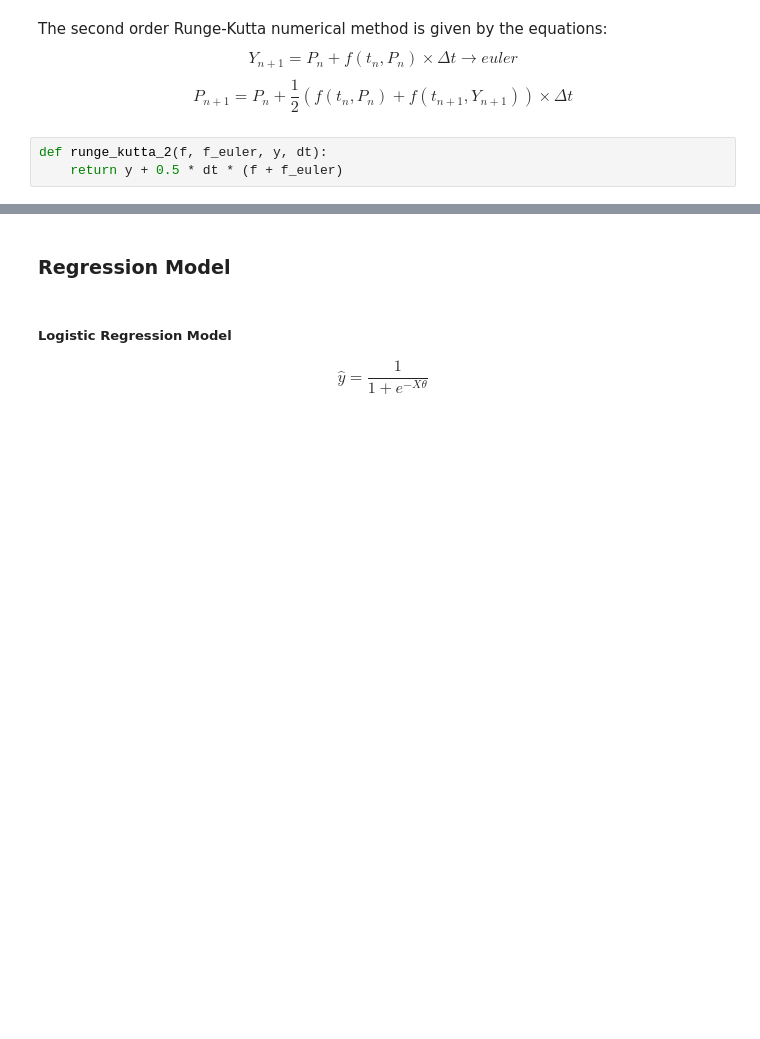
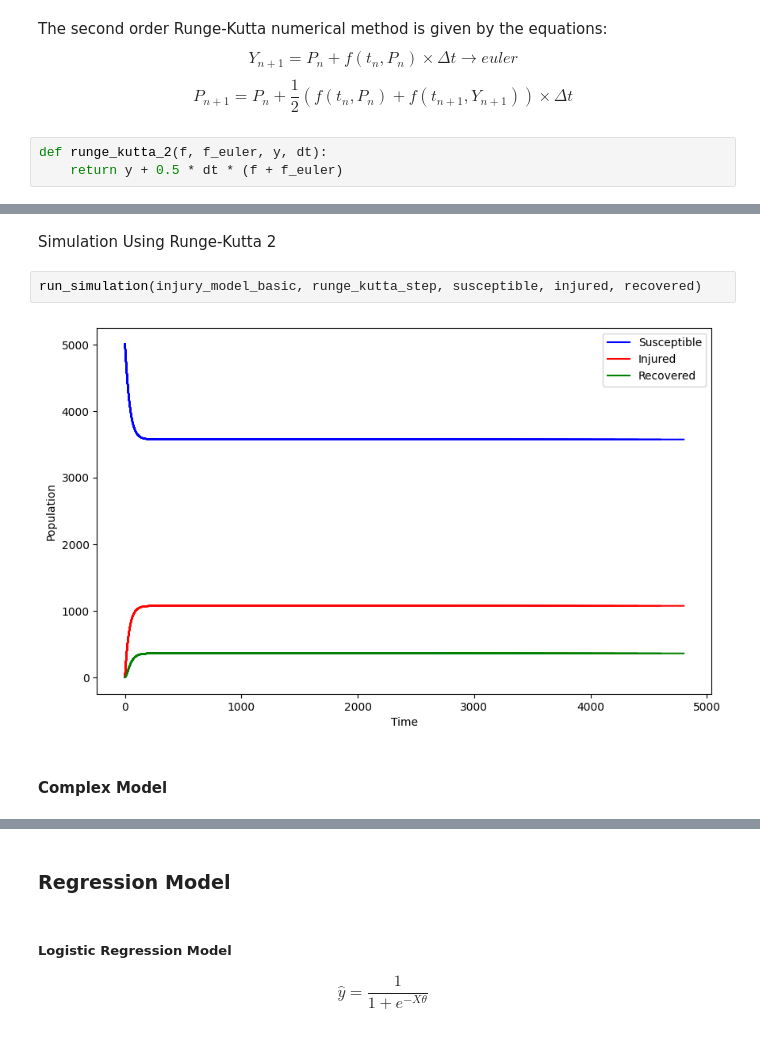
Before and after one commit to zeyadmohaymen/injury-dynamics-model, a Jupyter notebook: src/simulations.ipynb, the cells around one changed output, grey strips where cells are left out. Drawn from its saved outputs; the diff is of its cells as text; blank space fills up the shorter version.

```diff
--- a/src/simulations.ipynb
+++ b/src/simulations.ipynb
@@ -207,0 +232,8 @@ plt.close(fig)
+# %% [markdown]
+Simulation Using Runge-Kutta 2
+# %%
+run_simulation(injury_model_basic, runge_kutta_step, susceptible, injured, recovered)
+# %% [output]
+[figure, added]
+# %% [markdown]
+#### Complex Model
```
Also changed, not shown: parts of 41 cells of this notebook.
